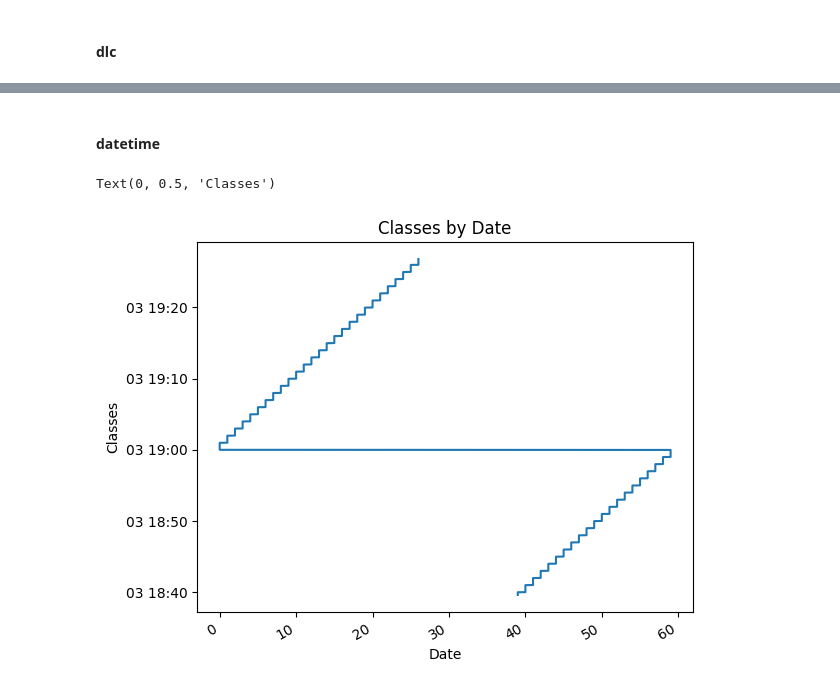
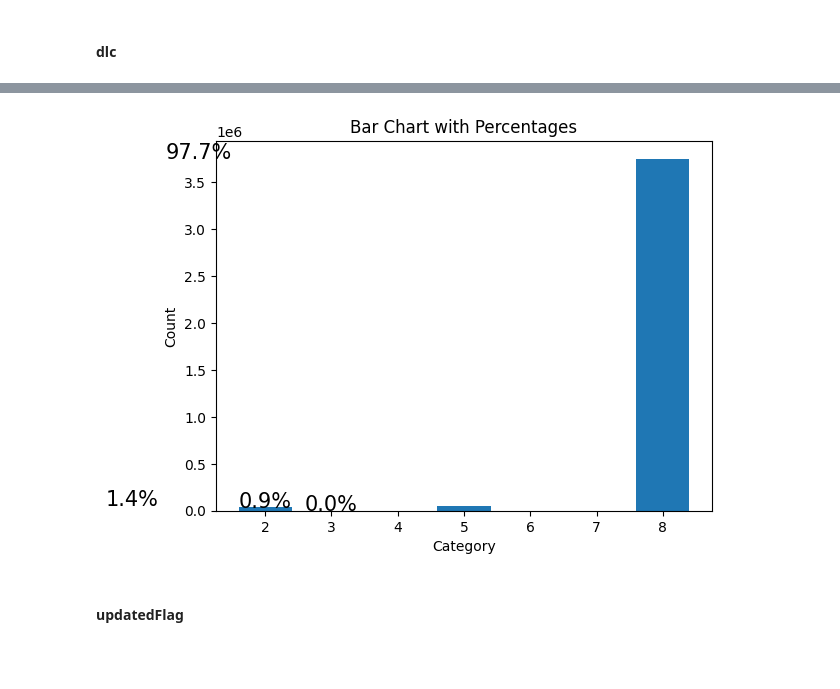
Before and after one commit to FatimeNazliAs/Intrusion-Detection-Systems-using-ML, a Jupyter notebook: notebooks/visualization.ipynb, the cells around one changed output, grey strips where cells are left out. Drawn from its saved outputs; the diff is of its cells as text; code cells hidden in the pictures; blank space fills up the shorter version.

```diff
--- a/notebooks/visualization.ipynb
+++ b/notebooks/visualization.ipynb
@@ -34,0 +34,17 @@ def plot_distribution_of_numeric_variable(df,column_name):
+# %%
+def plot_bar_chart_of_percentages(df,column_name):
+    counts = Counter(df[column_name])
+    categories = list(counts.keys())
+    values = list(counts.values())
+
+    total = sum(values)
+    percentages = [value / total * 100 for value in values]
+    plt.bar(categories, values)
+    plt.xlabel('Category')
+    plt.ylabel('Count')
+    plt.title('Bar Chart with Percentages')
+
+    for i, (value, pct) in enumerate(zip(values, percentages)):
+        plt.text(i, value, f'{pct:.1f}%', ha='center', fontsize=15)
+
+    plt.show()
@@ -72,19 +150,6 @@ shape: (2, 2)
+# %%
+plot_bar_chart_of_percentages(fuzzy_df_pd,"dlc")
+# %% [output]
+[figure, added]
 # %% [markdown]
-#### datetime
+#### updatedFlag
-# %%
-dos_df_pd['datetime'] = pd.to_datetime(dos_df_pd['datetime'])
-plt.plot(dos_df_pd['datetime'].dt.minute , dos_df_pd['datetime'])
-
-# Giving title to the chart using plt.title
-plt.title('Classes by Date')
-
-# rotating the x-axis tick labels at 30degree
-# towards right
-plt.xticks(rotation=30, ha='right')
-
-# Providing x and y label to the chart
-plt.xlabel('Date')
-plt.ylabel('Classes')
-# %% [output]
-Text(0, 0.5, 'Classes')
-[figure, removed]
```
Also changed, not shown: parts of 16 cells of this notebook.
